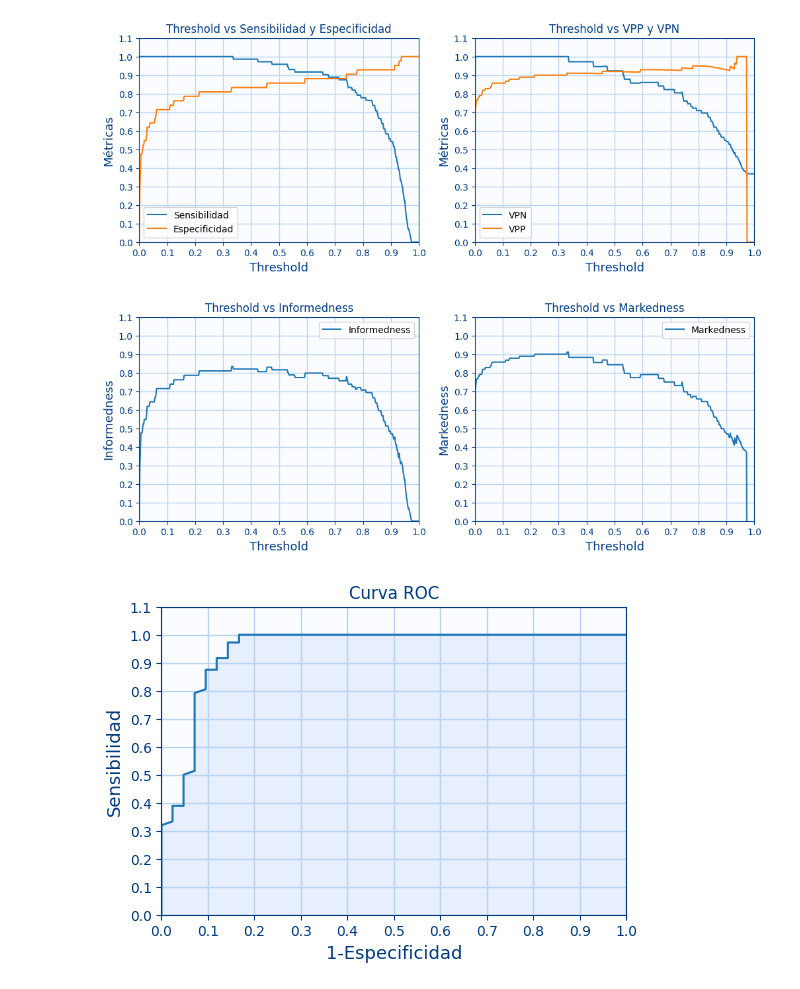
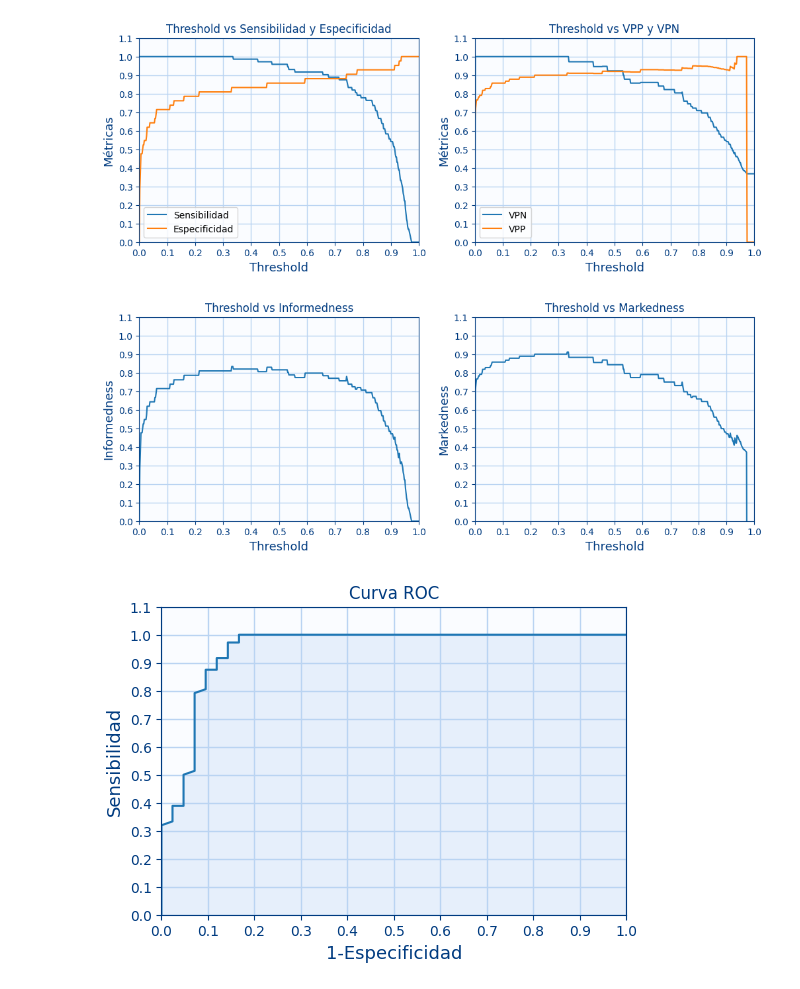
Before and after one commit to logongas/soluciones_ejercicios_modulo_pia, a Jupyter notebook: tema_07/ejercicios_tema_07_c_metricas.ipynb, the cells around one changed output. Saved outputs shown, nothing was run; the diff lists cells and outputs as text; code cells hidden in the pictures.

Commit message:
metricas

```diff
--- a/tema_07/ejercicios_tema_07_c_metricas.ipynb
+++ b/tema_07/ejercicios_tema_07_c_metricas.ipynb
@@ -465,31 +468,31 @@ El valor del umbra lo bajaría mas o menos a 0.46 ya que tendría el mismo VPP p
 # %%
 # Ejercicio 3.G
 y_score=new_model.predict(x_test).reshape(-1)
 y_true=y_test
 
 
 rango_threshold=np.linspace(0,1,500)
 rango_informedness=[]
 rango_markedness=[]
 for threshold in rango_threshold:
 
     TP,TN,FP,FN=get_matriz_confusion(y_true,y_score,threshold=threshold)
     sensibilidad,especificidad,vpp,vpn,auc=get_metrics(TP,TN,FP,FN)
     rango_informedness.append(sensibilidad+especificidad-1)
     rango_markedness.append(vpp+vpn-1)
 
 
 
 figure=plt.figure(figsize=(12, 4))
 axes=figure.add_subplot(1,2,1)
-axes.plot(rango_threshold,rango_informedness,linestyle="solid",label=f"Informedness")
-axes_configure_for_metrics(axes,"Threshold vs Informedness","Threshold","Informedness")
+axes.plot(rango_threshold,rango_informedness,linestyle="solid")
+axes_configure_for_metrics(axes,"Threshold vs Informedness","Threshold","Informedness",legend=False)
 
 axes=figure.add_subplot(1,2,2)
-axes.plot(rango_threshold,rango_markedness,linestyle="solid",label=f"Markedness")
-axes_configure_for_metrics(axes,"Threshold vs Markedness","Threshold","Markedness")
+axes.plot(rango_threshold,rango_markedness,linestyle="solid")
+axes_configure_for_metrics(axes,"Threshold vs Markedness","Threshold","Markedness",legend=False)
 # %% [output]
-[figure, old version]
+[figure, new version]
 # %%
 # Ejercicio 3.H
 figure=plt.figure(figsize=(6, 4))
```
Also changed, not shown: parts of 4 cells of this notebook.
